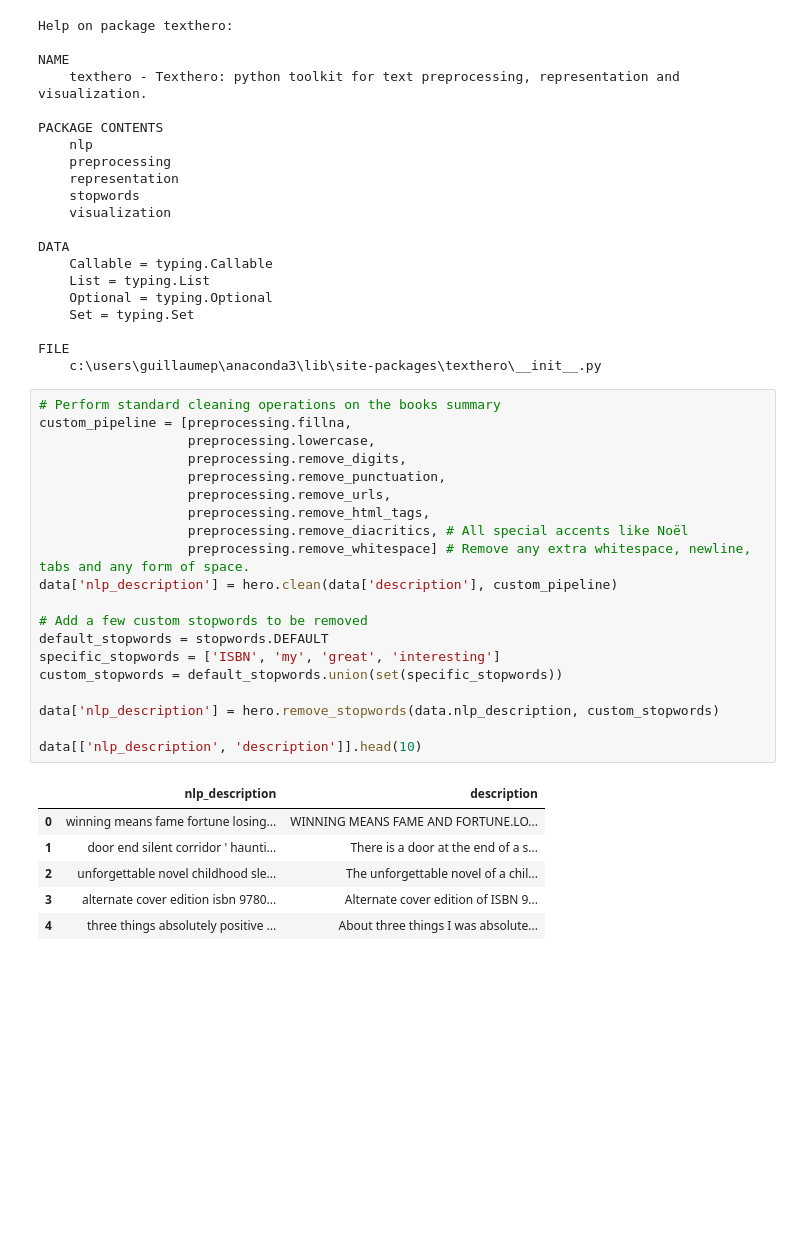
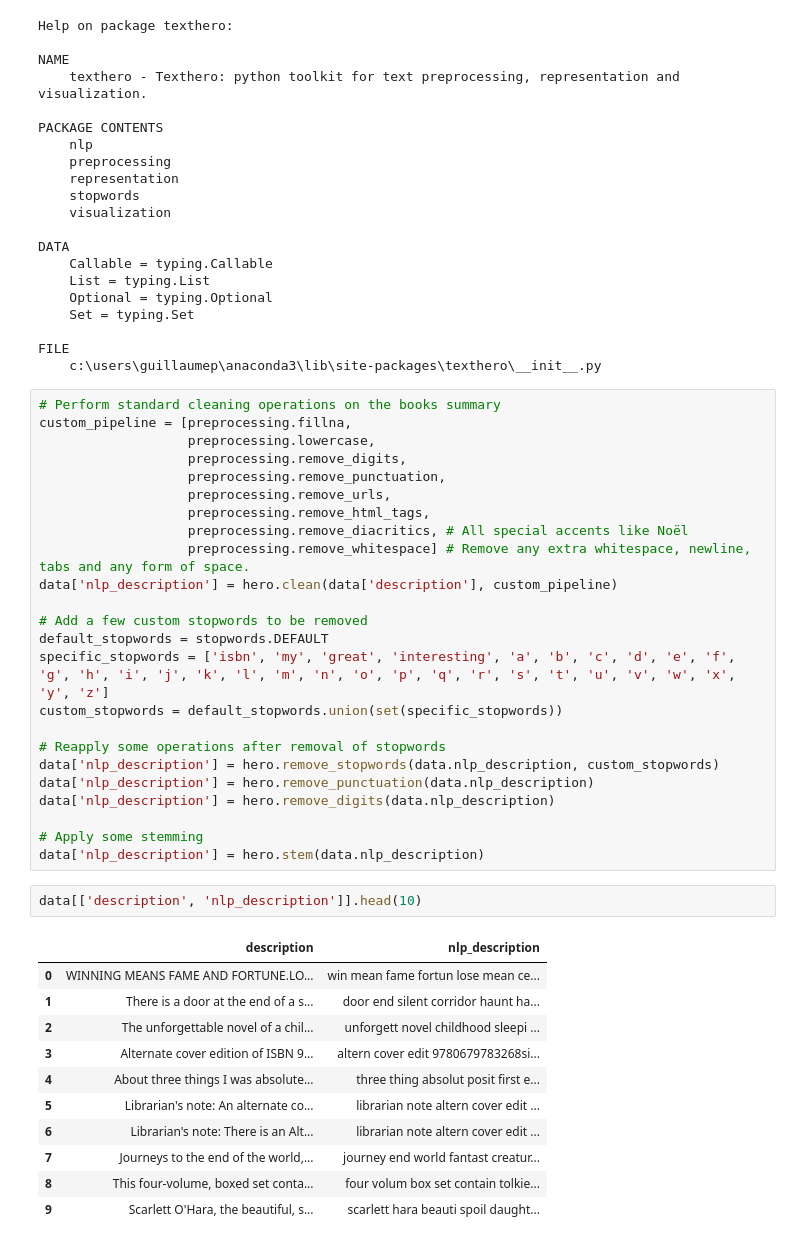
Before and after one commit to com-480-data-visualization/datavis-project-2022-team_philippe, a Jupyter notebook: data_processing.ipynb, the cells around one changed output. Drawn from its saved outputs; the diff is of its cells as text; blank space fills up the shorter version.

Commit message:
First try at computing similarities

```diff
--- a/data_processing.ipynb
+++ b/data_processing.ipynb
@@ -450,16 +456,27 @@ data['nlp_description'] = hero.clean(data['description'], custom_pipeline)
 
 # Add a few custom stopwords to be removed
 default_stopwords = stopwords.DEFAULT
-specific_stopwords = ['ISBN', 'my', 'great', 'interesting']
+specific_stopwords = ['isbn', 'my', 'great', 'interesting', 'a', 'b', 'c', 'd', 'e', 'f', 'g', 'h', 'i', 'j', 'k', 'l', 'm', 'n', 'o', 'p', 'q', 'r', 's', 't', 'u', 'v', 'w', 'x', 'y', 'z']
 custom_stopwords = default_stopwords.union(set(specific_stopwords))
 
+# Reapply some operations after removal of stopwords
 data['nlp_description'] = hero.remove_stopwords(data.nlp_description, custom_stopwords)
+data['nlp_description'] = hero.remove_punctuation(data.nlp_description)
+data['nlp_description'] = hero.remove_digits(data.nlp_description)
 
-data[['nlp_description', 'description']].head(10)
+# Apply some stemming
+data['nlp_description'] = hero.stem(data.nlp_description)
-# %% [output]
-|  | nlp_description | description |
-| 0 | winning means fame fortune losing... | WINNING MEANS FAME AND FORTUNE.LO... |
-| 1 | door end silent corridor ' haunti... | There is a door at the end of a s... |
-| 2 | unforgettable novel childhood sle... | The unforgettable novel of a chil... |
-| 3 | alternate cover edition isbn 9780... | Alternate cover edition of ISBN 9... |
-| 4 | three things absolutely positive ... | About three things I was absolute... |
+# %%
+data[['description', 'nlp_description']].head(10)
+# %% [output]
+|  | description | nlp_description |
+| 0 | WINNING MEANS FAME AND FORTUNE.LO... | win mean fame fortun lose mean ce... |
+| 1 | There is a door at the end of a s... | door end silent corridor haunt ha... |
+| 2 | The unforgettable novel of a chil... | unforgett novel childhood sleepi ... |
+| 3 | Alternate cover edition of ISBN 9... | altern cover edit 9780679783268si... |
+| 4 | About three things I was absolute... | three thing absolut posit first e... |
+| 5 | Librarian's note: An alternate co... | librarian note altern cover edit ... |
+| 6 | Librarian's note: There is an Alt... | librarian note altern cover edit ... |
+| 7 | Journeys to the end of the world,... | journey end world fantast creatur... |
+| 8 | This four-volume, boxed set conta... | four volum box set contain tolkie... |
+| 9 | Scarlett O'Hara, the beautiful, s... | scarlett hara beauti spoil daught... |
```
Also changed, not shown: parts of 28 cells of this notebook, 1 other file.
